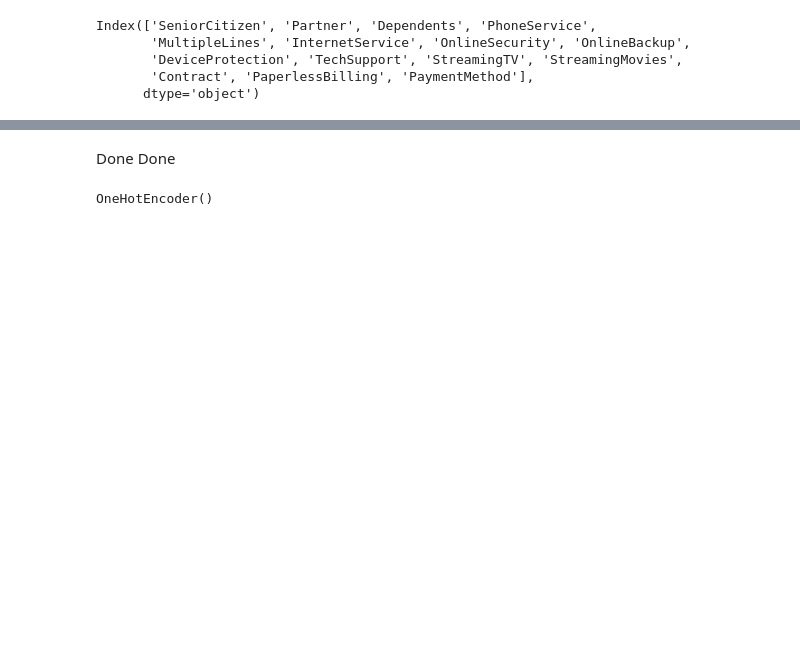
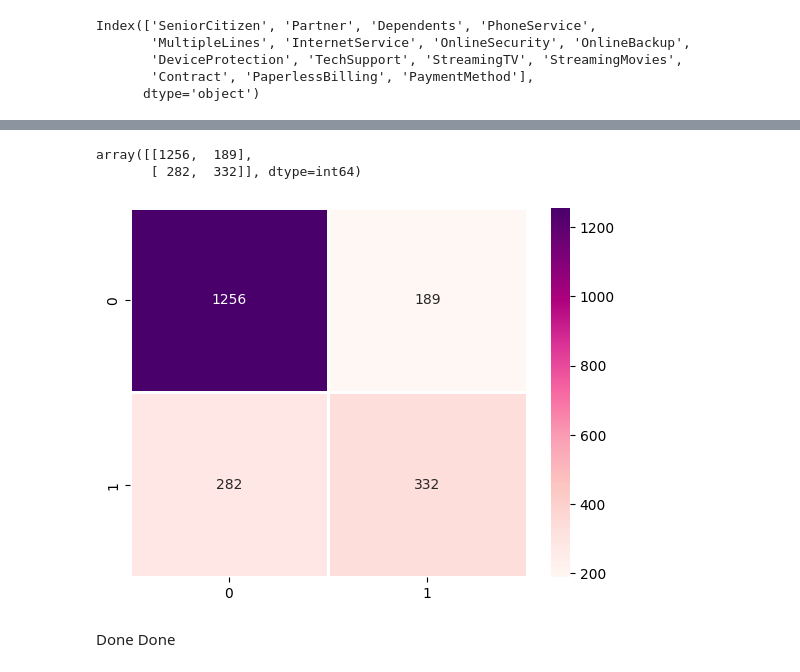
Before and after one commit to kwasichrappah/Custormer-Churn, a Jupyter notebook: customer.ipynb, the cells around one changed output, grey strips where cells are left out. Drawn from its saved outputs; the diff is of its cells as text; code cells hidden in the pictures; blank space fills up the shorter version.

```diff
--- a/customer.ipynb
+++ b/customer.ipynb
@@ -705,6 +836,6 @@ X_train, X_test, y_train, y_test = train_test_split(X, y, test_size=0.5, random_
 # %%
 # making pipeline
-scaler = MinMaxScaler()
+scaler = StandardScaler()
 encoder = OneHotEncoder(handle_unknown="ignore", sparse_output=False)
 # putting numeric columns to scaler and categorical to encoder
 num_transformer = Pipeline(steps=[
@@ -720,9 +851,9 @@ preprocessor = ColumnTransformer(
                     ('cat', cat_transformer , cats)])
 # %%
 ## XGBoost Classifier
-xgb_clf = Pipeline(steps=[("preprocessor", preprocessor),
-                          ("model", XGBClassifier(random_state=26))])
+log_mod = Pipeline(steps=[("preprocessor", preprocessor),
+                          ("model", CatBoostClassifier(random_state=27, verbose = False))])
 
 
-xgb_clf.fit(X_train, y_train)
+log_mod.fit(X_train, y_train)
 # %% [output]
@@ -729,0 +876,4 @@ TypeError: Encoders require their input argument must be uniformly strings or nu
+# %%
+# Predict on the test data
+log_mod_pred = log_mod.predict(X_test)
+log_mod_pred
@@ -730,11 +895,17 @@ TypeError: Encoders require their input argument must be uniformly strings or nu
+# %%
+# Confusion Matrix
+xgb_clf_conf_mat = confusion_matrix(y_test, log_mod_pred)
+xgb_clf_conf_mat
+# %% [output]
+array([[1256,  189],
+       [ 282,  332]], dtype=int64)
+# %%
+# Visualizing the Confusion Matrix
+f, ax = plt.subplots()
+sns.heatmap(xgb_clf_conf_mat, annot=True, linewidth=1.0, fmt=".0f", cmap="RdPu", ax=ax)
+plt.show()
+# %% [output]
+[figure, added]
 # %% [markdown]
 Done
 Done
-# %%
-OneHotEncoder(
-    categories='auto',  # Categories per feature
-    drop=None, # Whether to drop one of the features
-    handle_unknown='error' # Whether to raise an error
-)
-# %% [output]
-OneHotEncoder()
```
Also changed, not shown: parts of 84 cells of this notebook.
